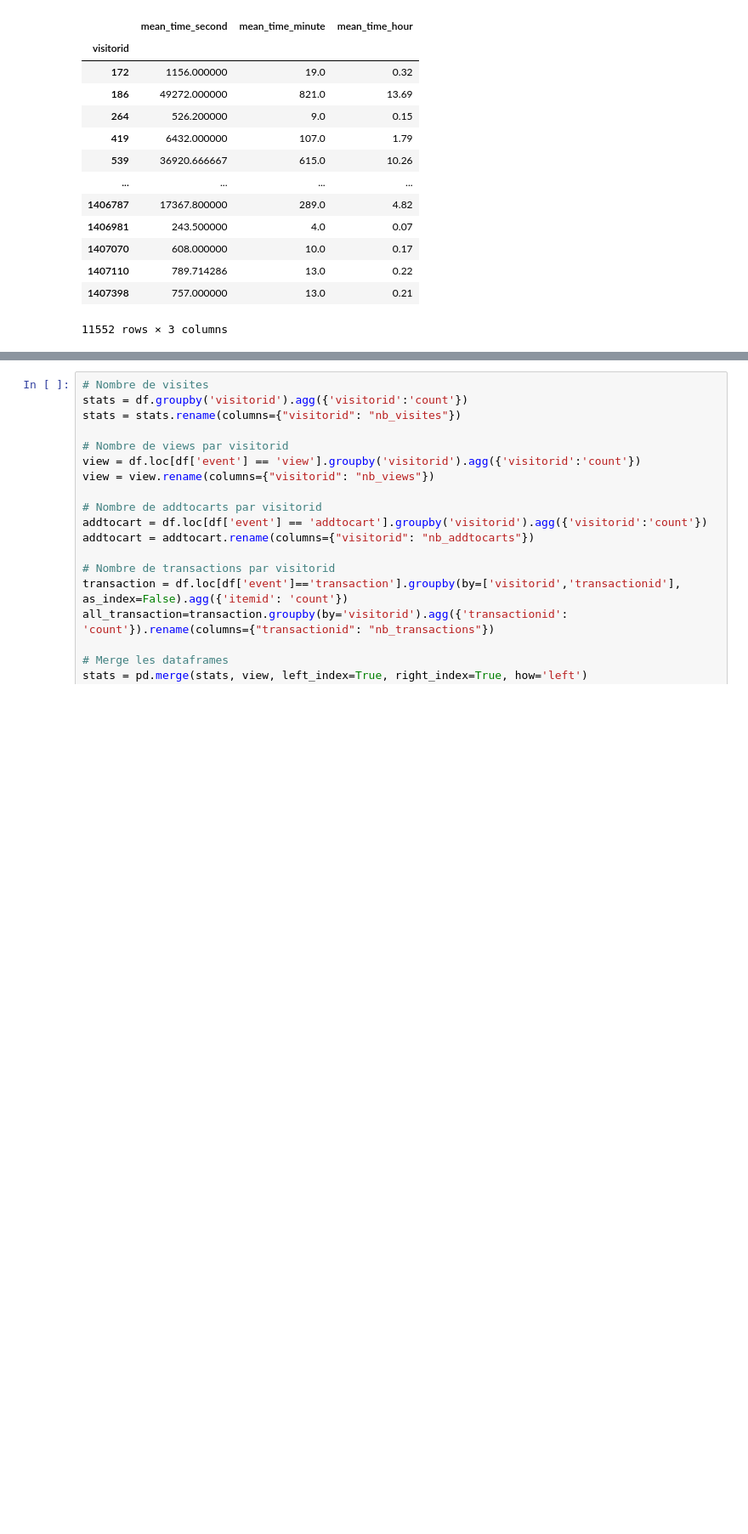
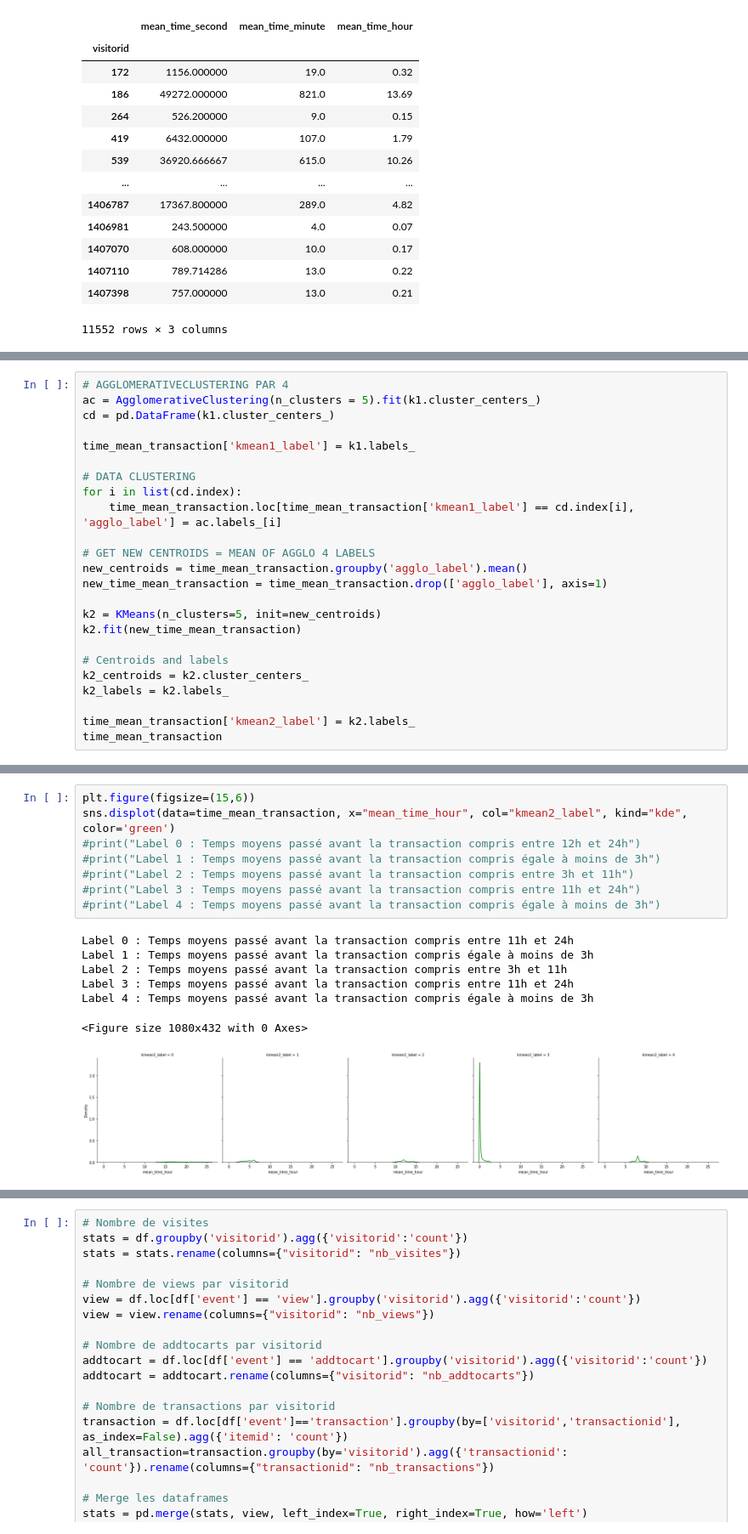
Before and after one commit to soopajot/eCommerce_Customer_Behavior, a Jupyter notebook: test.ipynb, the cells around one changed output, grey strips where cells are left out. Shown at 85% size. Cells and saved outputs as stored; diff of their text form; blank space fills up the shorter version.

```diff
--- a/test.ipynb
+++ b/test.ipynb
@@ -152,0 +156,24 @@ time_mean_transaction
+# %%
+# AGGLOMERATIVECLUSTERING PAR 4
+ac = AgglomerativeClustering(n_clusters = 5).fit(k1.cluster_centers_)
+cd = pd.DataFrame(k1.cluster_centers_)
+
+time_mean_transaction['kmean1_label'] = k1.labels_
+
+# DATA CLUSTERING
+for i in list(cd.index):
+    time_mean_transaction.loc[time_mean_transaction['kmean1_label'] == cd.index[i], 'agglo_label'] = ac.labels_[i]
+
+# GET NEW CENTROIDS = MEAN OF AGGLO 4 LABELS
+new_centroids = time_mean_transaction.groupby('agglo_label').mean()
+new_time_mean_transaction = time_mean_transaction.drop(['agglo_label'], axis=1)
+
+k2 = KMeans(n_clusters=5, init=new_centroids)
+k2.fit(new_time_mean_transaction)
+
+# Centroids and labels
+k2_centroids = k2.cluster_centers_
+k2_labels = k2.labels_
+
+time_mean_transaction['kmean2_label'] = k2.labels_
+time_mean_transaction
@@ -152,0 +195,16 @@ time_mean_transaction
+# %%
+plt.figure(figsize=(15,6))
+sns.displot(data=time_mean_transaction, x="mean_time_hour", col="kmean2_label", kind="kde", color='green')
+#print("Label 0 : Temps moyens passé avant la transaction compris entre 12h et 24h")
+#print("Label 1 : Temps moyens passé avant la transaction compris égale à moins de 3h")
+#print("Label 2 : Temps moyens passé avant la transaction compris entre 3h et 11h")
+#print("Label 3 : Temps moyens passé avant la transaction compris entre 11h et 24h")
+#print("Label 4 : Temps moyens passé avant la transaction compris égale à moins de 3h")
+# %% [output]
+Label 0 : Temps moyens passé avant la transaction compris entre 11h et 24h
+Label 1 : Temps moyens passé avant la transaction compris égale à moins de 3h
+Label 2 : Temps moyens passé avant la transaction compris entre 3h et 11h
+Label 3 : Temps moyens passé avant la transaction compris entre 11h et 24h
+Label 4 : Temps moyens passé avant la transaction compris égale à moins de 3h
+<Figure size 1080x432 with 0 Axes>
+[figure, added]
```
Also changed, not shown: parts of 4 cells of this notebook.
